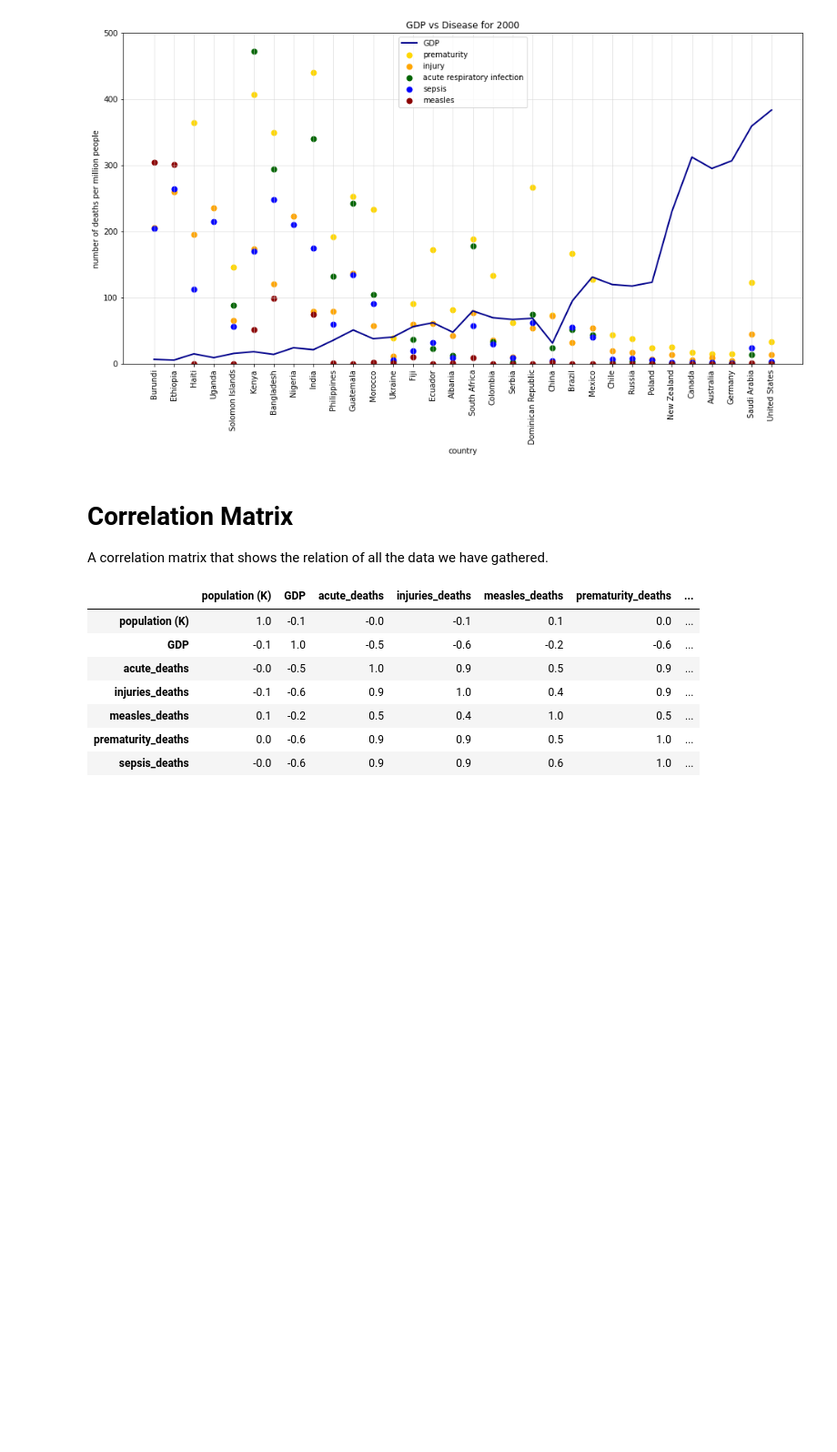
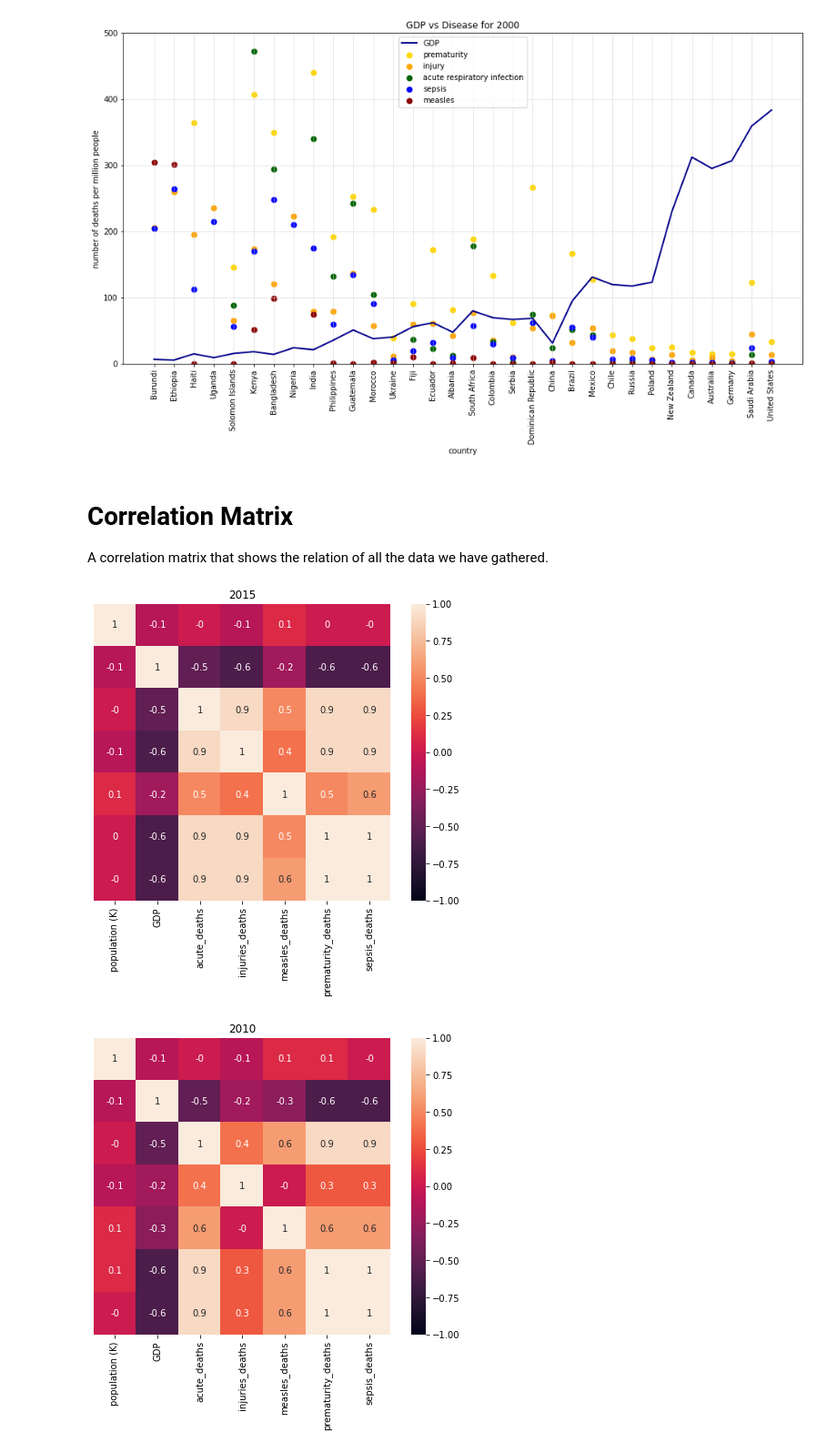
Before and after one commit to nairbdev2/Child_Mortality_Analysis_2000_2015, a Jupyter notebook: pnyb_files/CS418_ds_finalproject.ipynb, the cells around one changed output. Shown at 91% size. Saved outputs shown, nothing was run; the diff lists cells and outputs as text; code cells hidden in the pictures; blank space fills up the shorter version.

```diff
--- a/pnyb_files/CS418_ds_finalproject.ipynb
+++ b/pnyb_files/CS418_ds_finalproject.ipynb
@@ -340,38 +340,37 @@ A correlation matrix that shows the relation of all the data we have gathered.
 # %%
 
 def adjustGDP(mergedDataset):
 
     corrMerged = mergedDataset
     corrMerged['GDP'] = mergedDataset['GDP'] * 0.1
     return corrMerged
 
 corrMerged2015 = adjustGDP(merged2015)
 corrMerged2010 = adjustGDP(merged2010)
 corrMerged2005 = adjustGDP(merged2005)
 corrMerged2000 = adjustGDP(merged2000)
 
 def createCorrelationMatrix(adjustedDataset):
 
     corrMatrix = adjustedDataset.corr()
     corrMatrix = corrMatrix.round(1)
     return corrMatrix
 
 corrMatrix2015 = createCorrelationMatrix(corrMerged2015)
 corrMatrix2010 = createCorrelationMatrix(corrMerged2010)
 corrMatrix2005 = createCorrelationMatrix(corrMerged2005)
 corrMatrix2000 = createCorrelationMatrix(corrMerged2000)
 
 def plotCorrelationMatrix(corrleationDataset, year, counter):
     plt.figure(counter, figsize=(8,6))
     plt.title(year)
     sn.heatmap(corrleationDataset, annot=True, vmin=-1, vmax=1, xticklabels=1, yticklabels=False, square=True)
     plt.show();
+
+plotCorrelationMatrix(corrMatrix2015, '2015', 1)
+plotCorrelationMatrix(corrMatrix2010, '2010', 2)
+plotCorrelationMatrix(corrMatrix2005, '2005', 3)
+plotCorrelationMatrix(corrMatrix2000, '2000', 4)
 # %% [output]
-|  | population (K) | GDP | acute_deaths | injuries_deaths | measles_deaths | prematurity_deaths | ... |
-| population (K) | 1.0 | -0.1 | -0.0 | -0.1 | 0.1 | 0.0 | ... |
-| GDP | -0.1 | 1.0 | -0.5 | -0.6 | -0.2 | -0.6 | ... |
-| acute_deaths | -0.0 | -0.5 | 1.0 | 0.9 | 0.5 | 0.9 | ... |
-| injuries_deaths | -0.1 | -0.6 | 0.9 | 1.0 | 0.4 | 0.9 | ... |
-| measles_deaths | 0.1 | -0.2 | 0.5 | 0.4 | 1.0 | 0.5 | ... |
-| prematurity_deaths | 0.0 | -0.6 | 0.9 | 0.9 | 0.5 | 1.0 | ... |
-| sepsis_deaths | -0.0 | -0.6 | 0.9 | 0.9 | 0.6 | 1.0 | ... |
+[figure, added]
+[figure, added]
```
Also changed, not shown: parts of 1 cell of this notebook.
